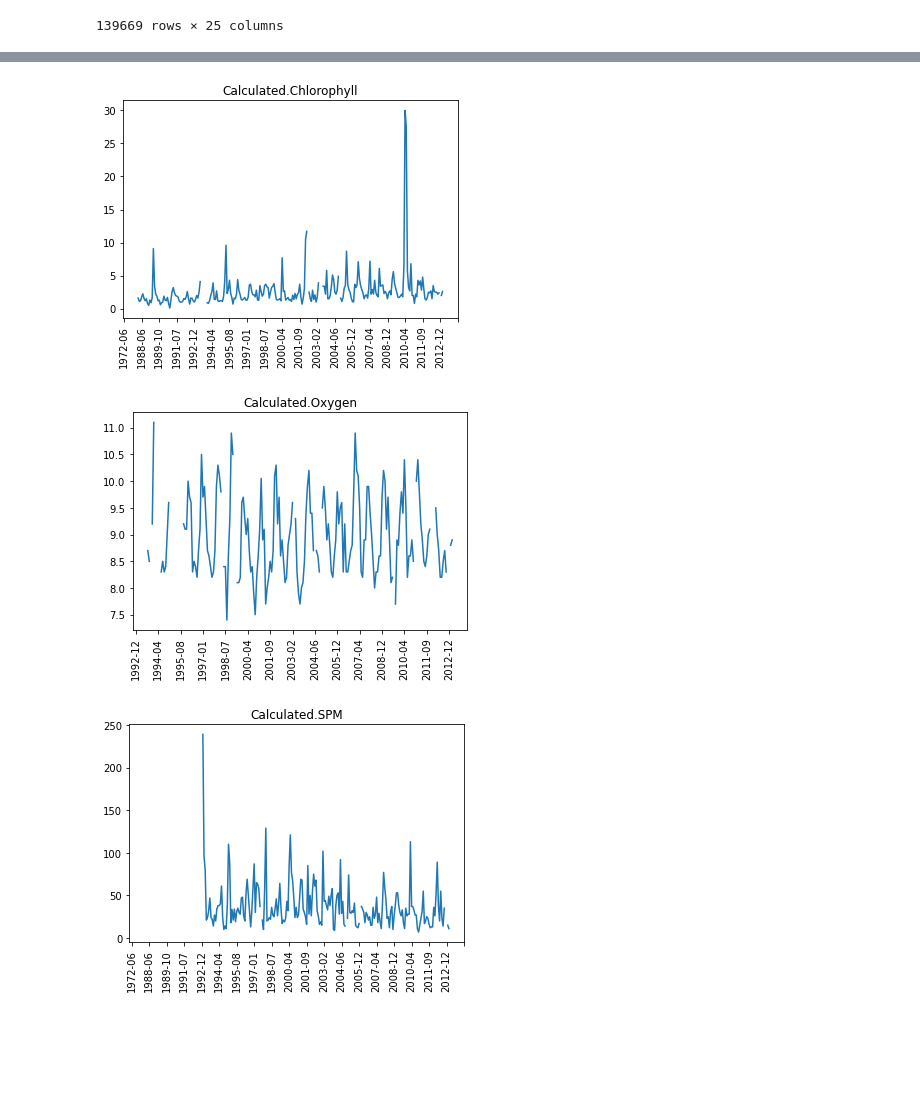
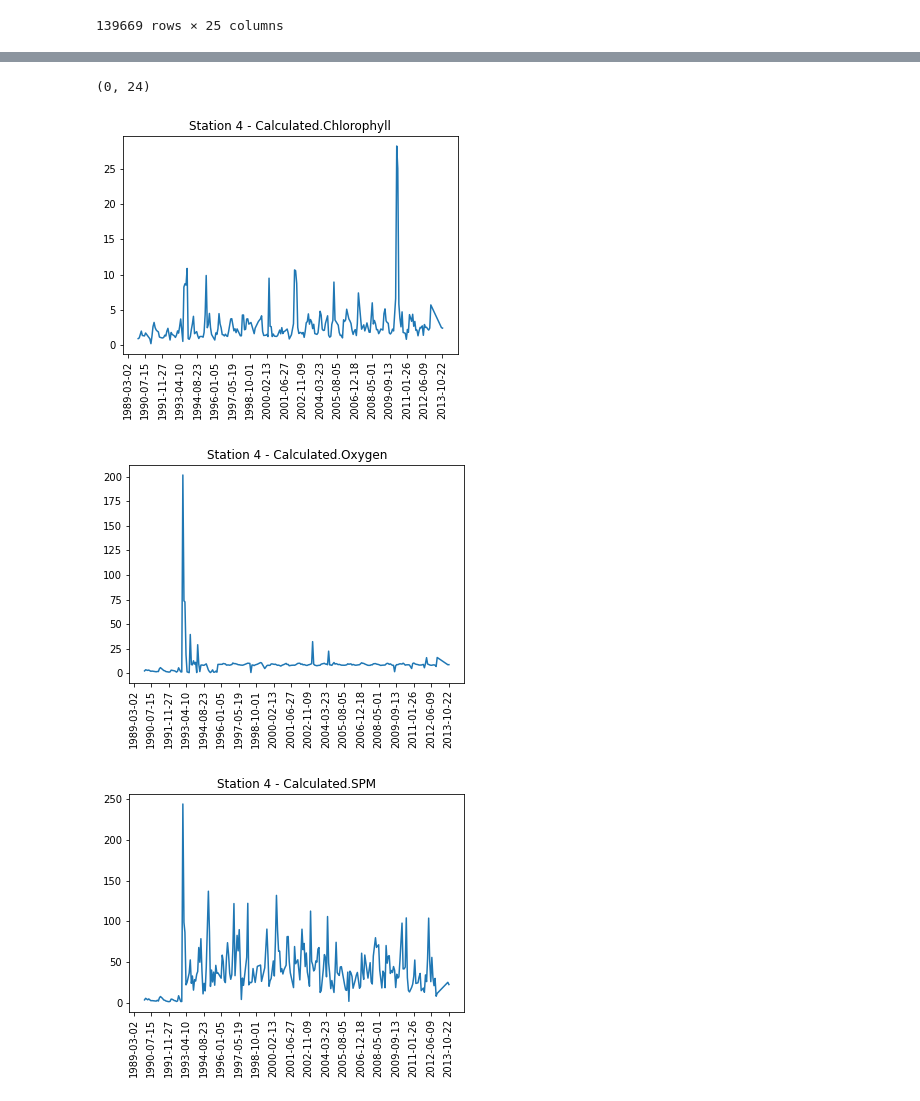
Before and after one commit to PaulErpen/InfoViz-SF-Water-Data, a Jupyter notebook: preprocessing/missing-values.ipynb, the cells around one changed output, grey strips where cells are left out. Saved outputs shown, nothing was run; the diff lists cells and outputs as text; code cells hidden in the pictures; blank space fills up the shorter version.

Commit message:
interpolate misssing values and plot them

```diff
--- a/preprocessing/missing-values.ipynb
+++ b/preprocessing/missing-values.ipynb
@@ -69,3 +71,15 @@ notmissing
 | 194643 | 2014-02-24 12:15:00 | 18.0 | 54.95 | 31.0 | NaN | NaN | ... |
 | 194644 | 2014-02-24 12:15:00 | 18.0 | 54.95 | 32.0 | NaN | NaN | ... |
 139669 rows × 25 columns
+# %%
+from90 = odata.copy(deep=True)
+from90["MonthYear"] = odata["TimeStamp"].apply(lambda x: x[:7])
+
+from90 = from90.groupby(["MonthYear", "Station.Number"]).mean()
+from90 = from90.reset_index(level=['Station.Number'])
+from90['Station.Number'] = from90['Station.Number'].astype(int)
+
+from90.index = pd.to_datetime(from90.index)
+from90 = from90[from90.index >= dateutil.parser.parse("1990-01-01")]
+
+from90
@@ -71,0 +106,8 @@ notmissing
+# %%
+from90 = from90.groupby("Station.Number").apply(lambda bystation: bystation.groupby("Depth").apply(lambda depth: depth.interpolate(axis=1)))
+from90['Station.Number'] = from90['Station.Number'].astype(int)
+
+# from90 = from90.groupby("Station.Number").apply(lambda bystation: bystation.interpolate(axis=1, limit_direction="backward"))
+# from90.loc[from90['Station.Number'] == 4]
+
+from90
@@ -72,23 +129,25 @@ notmissing
+# %%
+missing90 = from90[from90['Calculated.Chlorophyll'].isnull() | from90['Calculated.Oxygen'].isnull() | from90['Calculated.SPM'].isnull()]
+missing90.shape
+# %% [output]
+(0, 24)
 # %%
-df_sfbay["MonthYear"] = odata["TimeStamp"].apply(lambda x: x[:7])
-df_sf_bay_grouped_4 = df_sfbay[(df_sfbay["Station.Number"] == 4.0)
-                               & (df_sfbay["Depth"] == 2.0)].copy(deep=True).groupby(["MonthYear"]).mean()
+only = ['Calculated.Chlorophyll', 'Calculated.Oxygen', 'Calculated.SPM']
+stations = [4, 5, 6]
 
-
-only = ['Calculated.Chlorophyll', 'Calculated.Oxygen', 'Calculated.SPM']
-
-for column in df_sf_bay_grouped_4.columns:
-    if column not in only:
-        continue
-    else:
-        plt.plot(df_sf_bay_grouped_4.index, df_sf_bay_grouped_4[column])
-        ax = plt.gca()
-        ax.xaxis.set_major_locator(ticker.MaxNLocator(22))
-        plt.title(column)
-        plt.xticks(rotation=90)
-        plt.savefig("figures/{}.png".format(column), dpi=300)
-        plt.show()
+for station in stations:
+    for column in from90.columns:
+        if column not in only:
+            continue
+        else:
+            plt.plot(from90.loc[from90['Station.Number'] == station].index, from90.loc[from90['Station.Number'] == station][column])
+            ax = plt.gca()
+            ax.xaxis.set_major_locator(ticker.MaxNLocator(22))
+            plt.title("Station " + str(station) + " - " + column)
+            plt.xticks(rotation=90)
+            plt.savefig("figures/{}.png".format(column), dpi=300)
+            plt.show()
 # %% [output]
-[figure, old version]
+[figure, new version]
-[figure, old version]
+[figure, new version]
-[figure, old version]
+[figure, new version]
```
Also changed, not shown: parts of 7 cells of this notebook.
